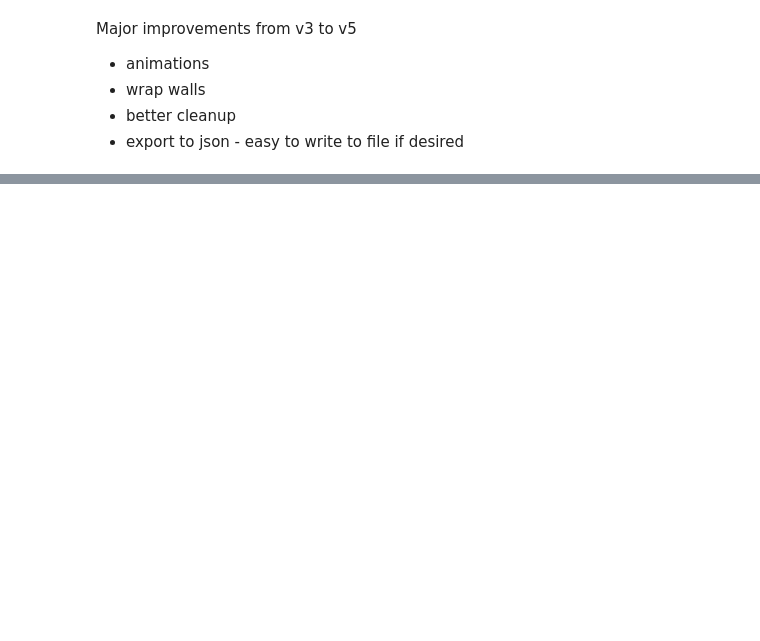
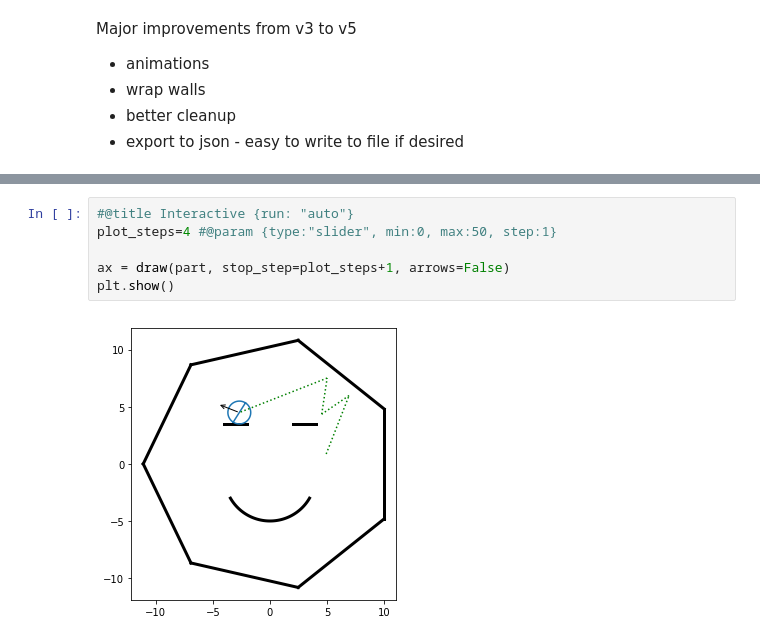
Before and after one commit to drscook/REU_temp, a Jupyter notebook: main_v5.ipynb, the cells around one changed output, grey strips where cells are left out. Drawn from its saved outputs; the diff is of its cells as text; blank space fills up the shorter version.

```diff
--- a/main_v5.ipynb
+++ b/main_v5.ipynb
@@ -727 +919,9 @@ def animate(part, movie_time=10, frame_rate=60, show_trails=True, save=False, em
+# %%
+#@title Interactive {run: "auto"}
+plot_steps=4 #@param {type:"slider", min:0, max:50, step:1}
+
+ax = draw(part, stop_step=plot_steps+1, arrows=False)
+plt.show()
+# %% [output]
+[figure, added]
 # %%
```
Also changed, not shown: parts of 8 cells of this notebook.
